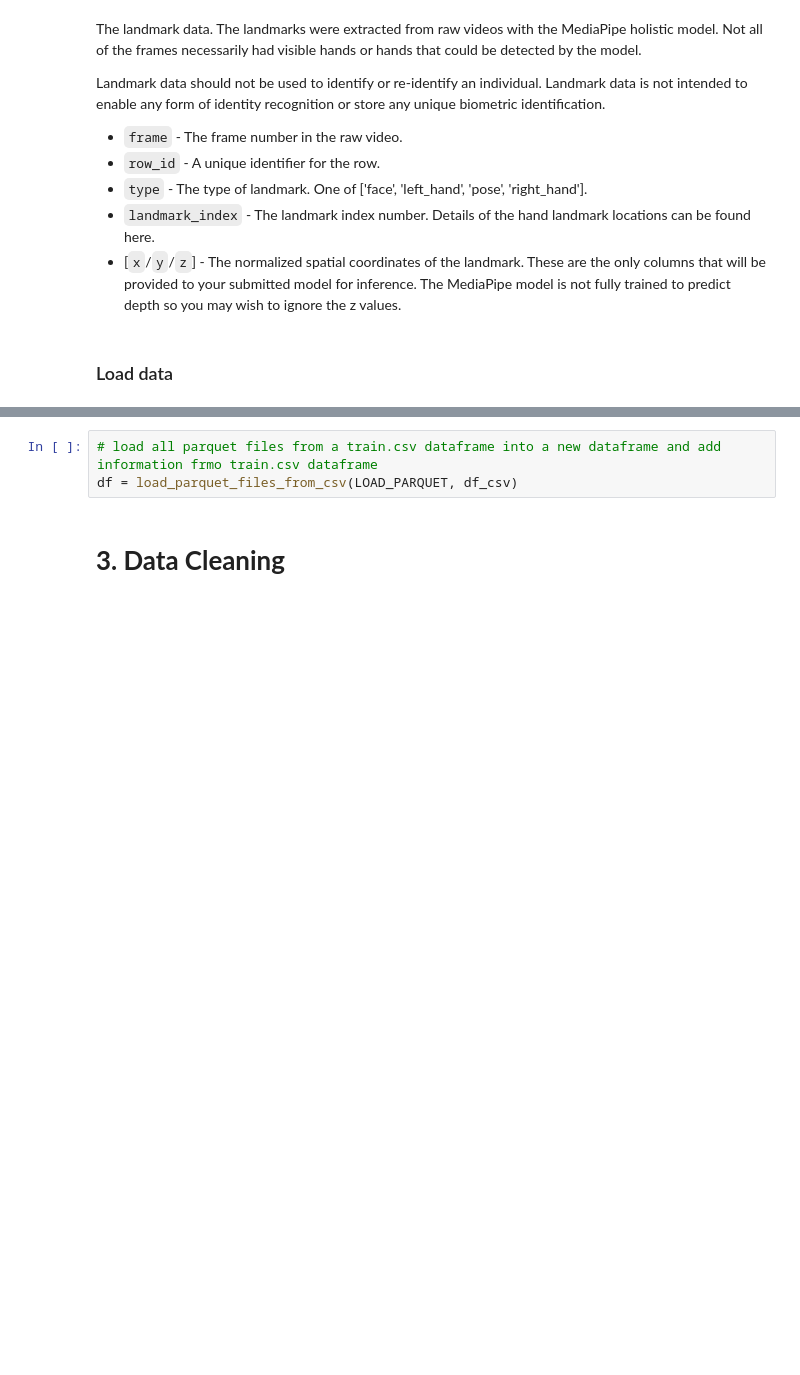
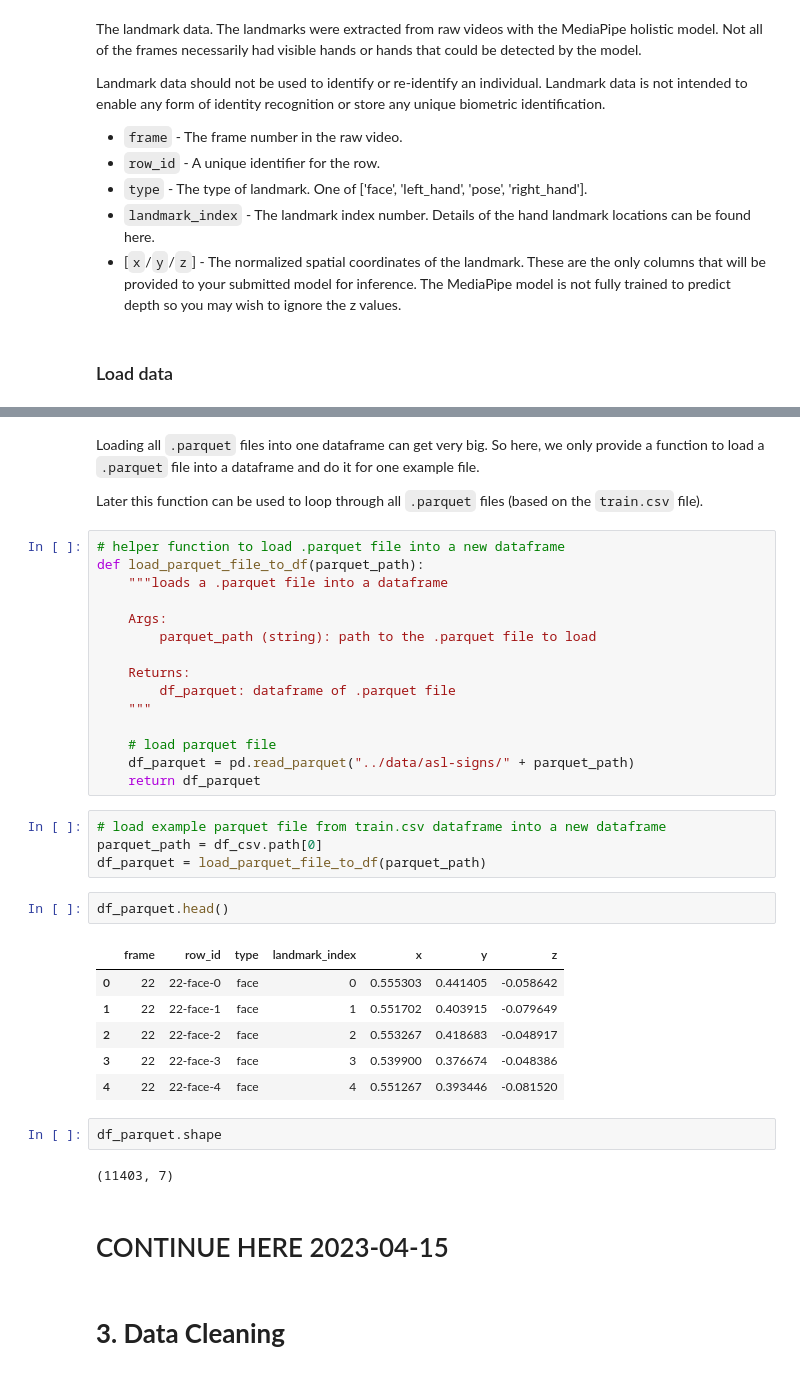
Before and after one commit to vosmani36/Capstone_Project_SignMeUp, a Jupyter notebook: notebooks/Project_Notebook_v0.ipynb, the cells around one changed output, grey strips where cells are left out. Drawn from its saved outputs; the diff is of its cells as text; blank space fills up the shorter version.

Commit message:
changed loading .parquet files in data mining

```diff
--- a/notebooks/Project_Notebook_v0.ipynb
+++ b/notebooks/Project_Notebook_v0.ipynb
@@ -773,6 +720,41 @@ black.parsing.InvalidInput: Cannot parse: 2:51: def load_parquet_files_from_csv(
+# %% [markdown]
+Loading all `.parquet` files into one dataframe can get very big. So here, we only provide a function to load a `.parquet` file into a dataframe and do it for one example file.
+
+Later this function can be used to loop through all `.parquet` files (based on the `train.csv` file).
+# %%
+# helper function to load .parquet file into a new dataframe
+def load_parquet_file_to_df(parquet_path):
+    """loads a .parquet file into a dataframe
+
+    Args:
+        parquet_path (string): path to the .parquet file to load
+
+    Returns:
+        df_parquet: dataframe of .parquet file
+    """
+
+    # load parquet file
+    df_parquet = pd.read_parquet("../data/asl-signs/" + parquet_path)
+    return df_parquet
 # %%
-# load all parquet files from a train.csv dataframe into a new dataframe and add information frmo train.csv dataframe
-df = load_parquet_files_from_csv(LOAD_PARQUET, df_csv)
+# load example parquet file from train.csv dataframe into a new dataframe
+parquet_path = df_csv.path[0]
+df_parquet = load_parquet_file_to_df(parquet_path)
+# %%
+df_parquet.head()
+# %% [output]
+|  | frame | row_id | type | landmark_index | x | y | z |
+| 0 | 22 | 22-face-0 | face | 0 | 0.555303 | 0.441405 | -0.058642 |
+| 1 | 22 | 22-face-1 | face | 1 | 0.551702 | 0.403915 | -0.079649 |
+| 2 | 22 | 22-face-2 | face | 2 | 0.553267 | 0.418683 | -0.048917 |
+| 3 | 22 | 22-face-3 | face | 3 | 0.539900 | 0.376674 | -0.048386 |
+| 4 | 22 | 22-face-4 | face | 4 | 0.551267 | 0.393446 | -0.081520 |
+# %%
+df_parquet.shape
+# %% [output]
+(11403, 7)
+# %% [markdown]
+# CONTINUE HERE 2023-04-15
 # %% [markdown]
 # __3. Data Cleaning__
 # %% [markdown]
```
Also changed, not shown: parts of 10 cells of this notebook.
